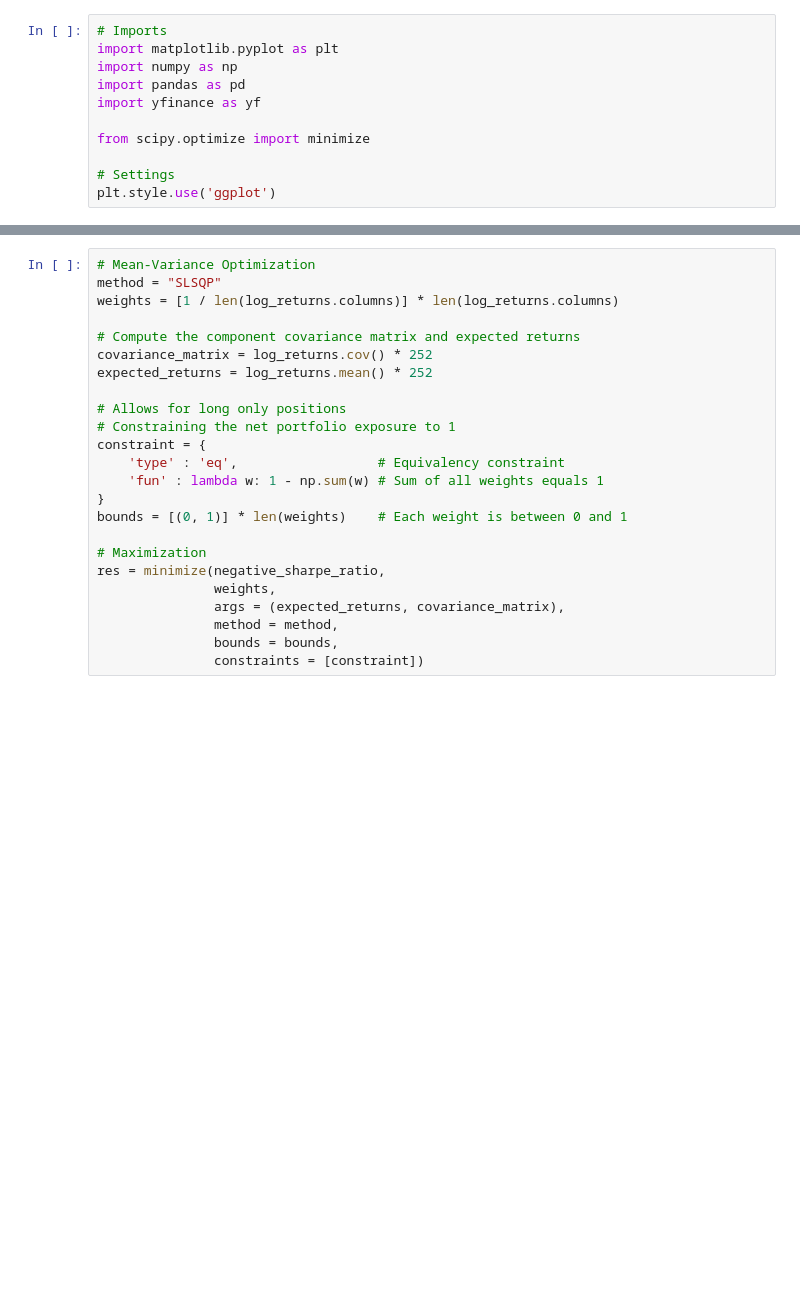
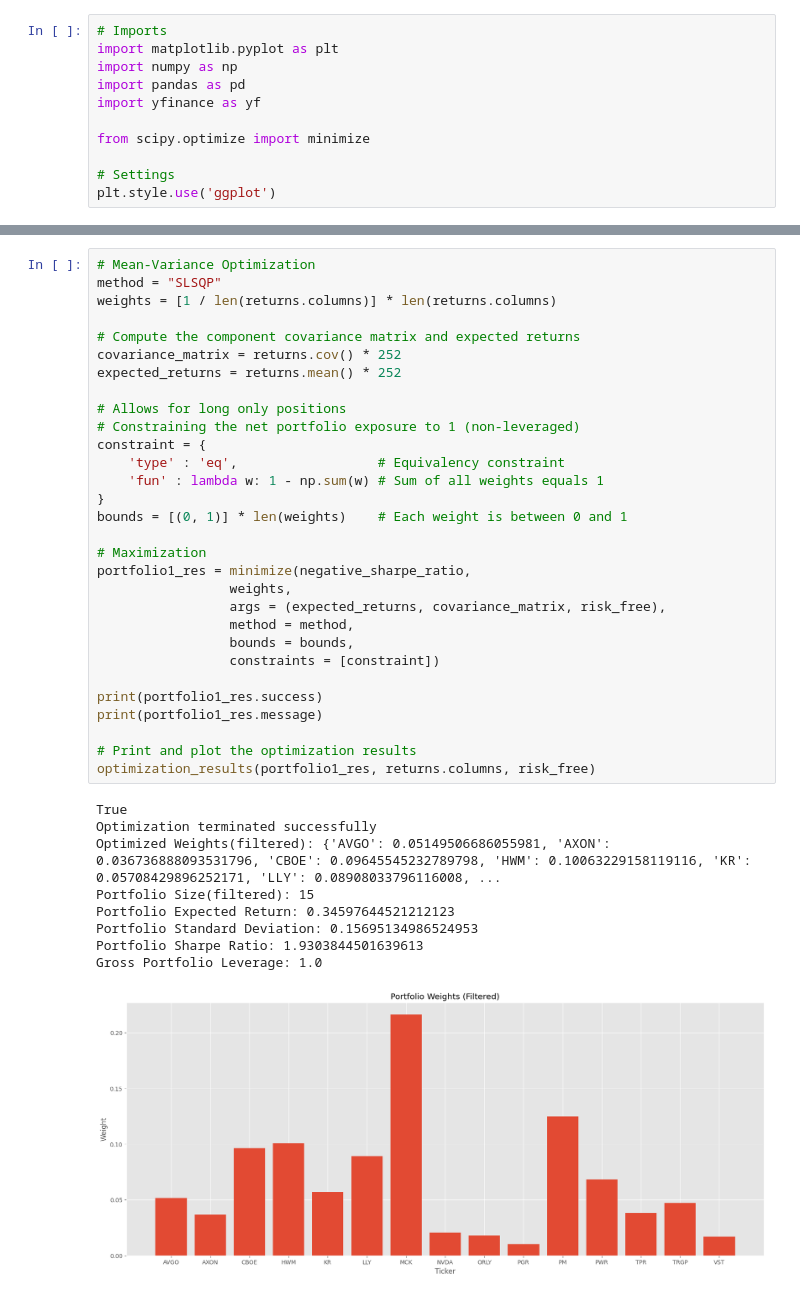
Before and after one commit to tzabcoder/QuantitativeFinance, a Jupyter notebook: Optimization/mean_variance_optimization.ipynb, the cells around one changed output, grey strips where cells are left out. Saved outputs shown, nothing was run; the diff lists cells and outputs as text; blank space fills up the shorter version.

```diff
--- a/Optimization/mean_variance_optimization.ipynb
+++ b/Optimization/mean_variance_optimization.ipynb
@@ -91,24 +151,40 @@ def negative_sharpe_ratio(weights, returns, cov_matrix):
 # %%
 # Mean-Variance Optimization
 method = "SLSQP"
-weights = [1 / len(log_returns.columns)] * len(log_returns.columns)
+weights = [1 / len(returns.columns)] * len(returns.columns)
 
 # Compute the component covariance matrix and expected returns
-covariance_matrix = log_returns.cov() * 252
-expected_returns = log_returns.mean() * 252
+covariance_matrix = returns.cov() * 252
+expected_returns = returns.mean() * 252
 
 # Allows for long only positions
-# Constraining the net portfolio exposure to 1
+# Constraining the net portfolio exposure to 1 (non-leveraged)
 constraint = {
     'type' : 'eq',                  # Equivalency constraint
     'fun' : lambda w: 1 - np.sum(w) # Sum of all weights equals 1
 }
 bounds = [(0, 1)] * len(weights)    # Each weight is between 0 and 1
 
 # Maximization
-res = minimize(negative_sharpe_ratio,
-               weights,
-               args = (expected_returns, covariance_matrix),
-               method = method,
-               bounds = bounds,
-               constraints = [constraint])
+portfolio1_res = minimize(negative_sharpe_ratio,
+                 weights,
+                 args = (expected_returns, covariance_matrix, risk_free),
+                 method = method,
+                 bounds = bounds,
+                 constraints = [constraint])
+
+print(portfolio1_res.success)
+print(portfolio1_res.message)
+
+# Print and plot the optimization results
+optimization_results(portfolio1_res, returns.columns, risk_free)
+# %% [output]
+True
+Optimization terminated successfully
+Optimized Weights(filtered): {'AVGO': 0.05149506686055981, 'AXON': 0.036736888093531796, 'CBOE': 0.09645545232789798, 'HWM': 0.10063229158119116, 'KR': 0.05708429896252171, 'LLY': 0.08908033796116008, ...
+Portfolio Size(filtered): 15
+Portfolio Expected Return: 0.34597644521212123
+Portfolio Standard Deviation: 0.15695134986524953
+Portfolio Sharpe Ratio: 1.9303844501639613
+Gross Portfolio Leverage: 1.0
+[figure, added]
```
Also changed, not shown: parts of 12 cells of this notebook, 2 other files.
